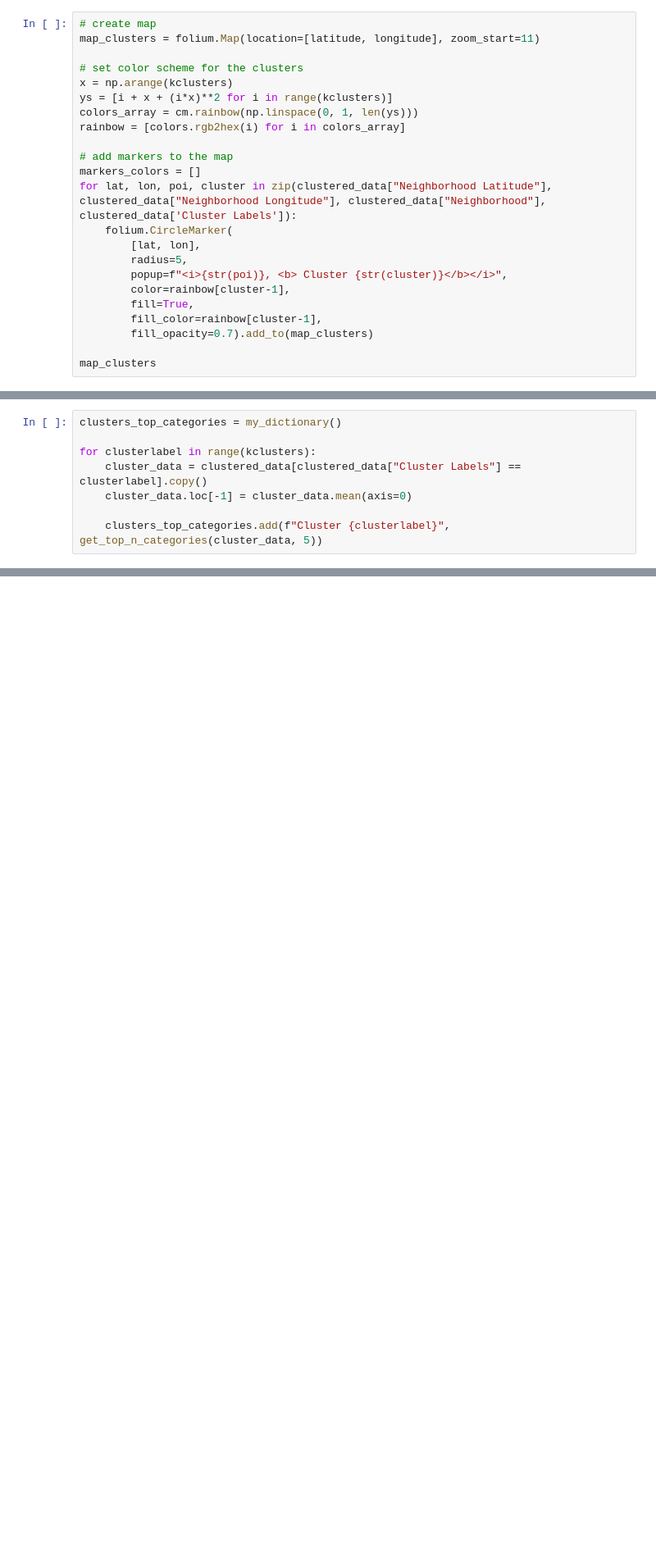
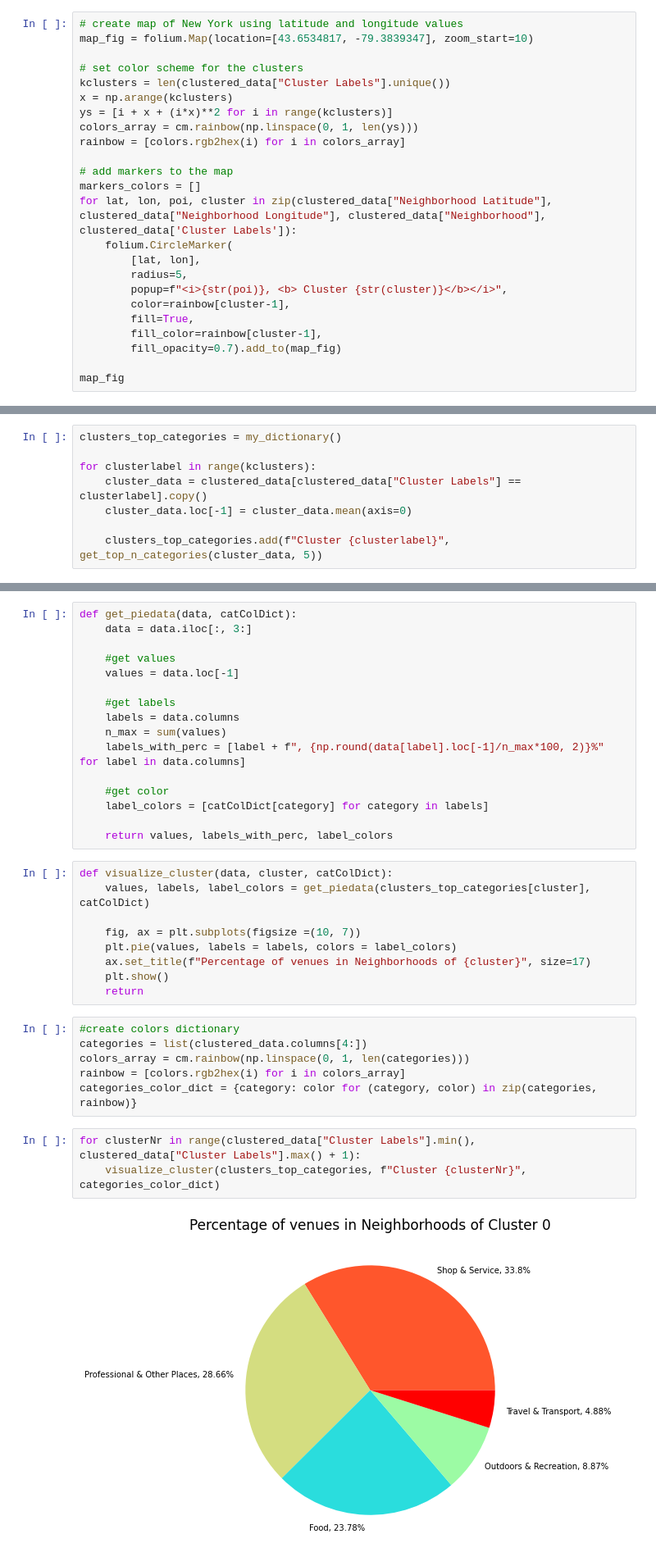
Before and after one commit to TobiasHoefchen/Coursera_Capstone, a Jupyter notebook: data_processing.ipynb, the cells around one changed output, grey strips where cells are left out. Shown: that part at 82% size. Drawn from its saved outputs; the diff is of its cells as text; blank space fills up the shorter version.

```diff
--- a/data_processing.ipynb
+++ b/data_processing.ipynb
@@ -428,8 +446,9 @@ clustered_data.head()
 # %%
-# create map
-map_clusters = folium.Map(location=[latitude, longitude], zoom_start=11)
+# create map of New York using latitude and longitude values
+map_fig = folium.Map(location=[43.6534817, -79.3839347], zoom_start=10)
 
 # set color scheme for the clusters
+kclusters = len(clustered_data["Cluster Labels"].unique())
 x = np.arange(kclusters)
 ys = [i + x + (i*x)**2 for i in range(kclusters)]
 colors_array = cm.rainbow(np.linspace(0, 1, len(ys)))
@@ -445,8 +464,8 @@ for lat, lon, poi, cluster in zip(clustered_data["Neighborhood Latitude"], clust
         color=rainbow[cluster-1],
         fill=True,
         fill_color=rainbow[cluster-1],
-        fill_opacity=0.7).add_to(map_clusters)
+        fill_opacity=0.7).add_to(map_fig)
 
-map_clusters
+map_fig
 # %% [output]
 [interactive output not drawn]
@@ -536,0 +501,36 @@ def get_optimal_kcluster(tmp, category, minCluster, maxCluster):
+# %%
+def get_piedata(data, catColDict):
+    data = data.iloc[:, 3:]
+
+    #get values
+    values = data.loc[-1]
+
+    #get labels
+    labels = data.columns
+    n_max = sum(values)
+    labels_with_perc = [label + f", {np.round(data[label].loc[-1]/n_max*100, 2)}%" for label in data.columns]
+
+    #get color
+    label_colors = [catColDict[category] for category in labels]
+
+    return values, labels_with_perc, label_colors
+# %%
+def visualize_cluster(data, cluster, catColDict):
+    values, labels, label_colors = get_piedata(clusters_top_categories[cluster], catColDict)
+
+    fig, ax = plt.subplots(figsize =(10, 7))
+    plt.pie(values, labels = labels, colors = label_colors)
+    ax.set_title(f"Percentage of venues in Neighborhoods of {cluster}", size=17)
+    plt.show()
+    return
+# %%
+#create colors dictionary
+categories = list(clustered_data.columns[4:])
+colors_array = cm.rainbow(np.linspace(0, 1, len(categories)))
+rainbow = [colors.rgb2hex(i) for i in colors_array]
+categories_color_dict = {category: color for (category, color) in zip(categories, rainbow)}
+# %%
+for clusterNr in range(clustered_data["Cluster Labels"].min(), clustered_data["Cluster Labels"].max() + 1):
+    visualize_cluster(clusters_top_categories, f"Cluster {clusterNr}", categories_color_dict)
+# %% [output]
+[figure, added]
```
Also changed, not shown: parts of 32 cells of this notebook, 8 other files.
